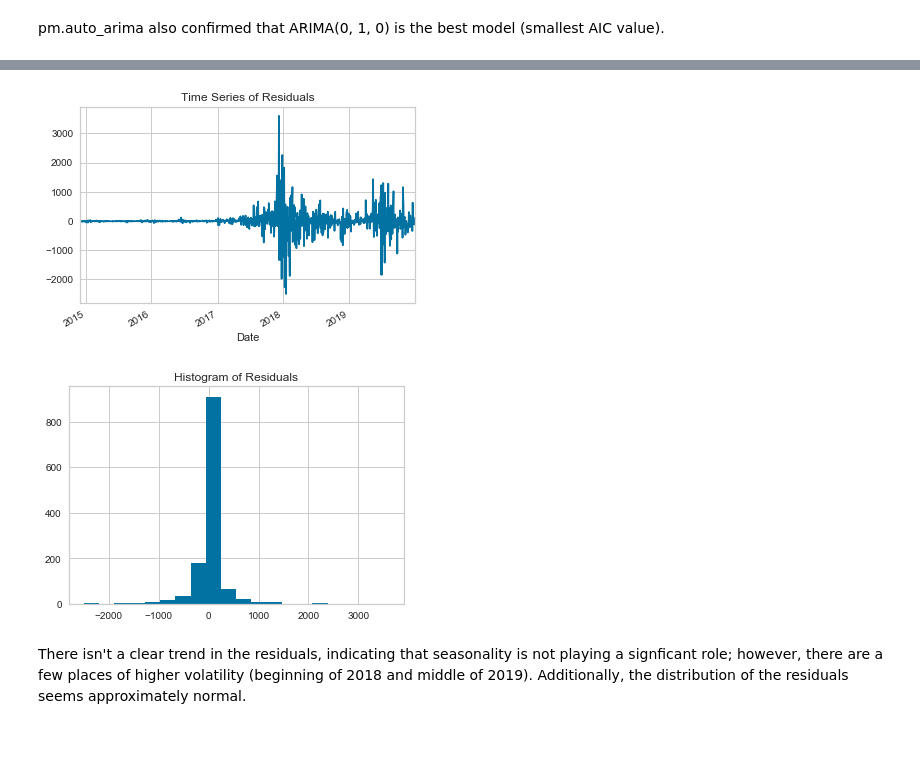
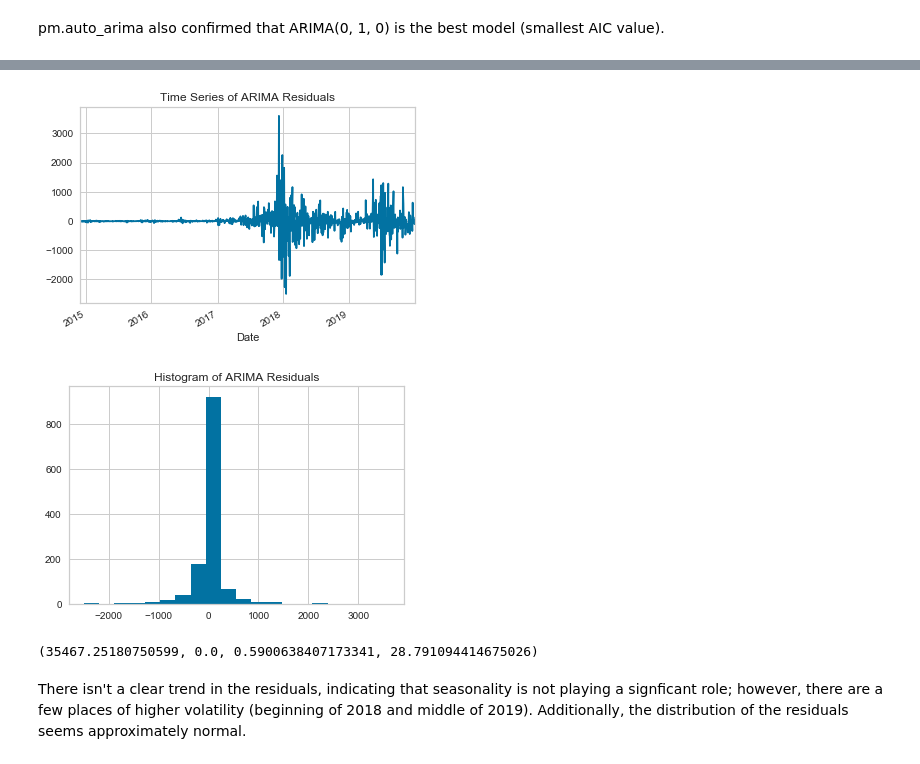
Before and after one commit to happyheppler/Thinkful-Module-38, a Jupyter notebook: module38_capstone.ipynb, the cells around one changed output, grey strips where cells are left out. Saved outputs shown, nothing was run; the diff lists cells and outputs as text; code cells hidden in the pictures.

```diff
--- a/module38_capstone.ipynb
+++ b/module38_capstone.ipynb
@@ -310,8 +287,8 @@ trend            0
 unemploy         0
 dtype: int64
 # %%
-# Drop missing values (very small percentage of data)
-final.dropna(inplace=True)
+# Use forward fill to fill in missing values
+final.fillna(method='ffill', inplace=True)
 
 # Reset index
 final.reset_index(inplace=True, drop=True)
@@ -648,0 +578,4 @@ behavior, convert the 'datetime.date' to a datetime with
+# %%
+# Change index to values in date column
+final_var = final.set_index('date')
+final_var.head()
@@ -879,19 +1245,25 @@ actual
 # %%
 # Plot time series and histogram of residuals
 residuals = pd.DataFrame(model_fit.resid)
 residuals['date'] = final['date'][1:]
 
 residuals.plot(x='date', legend=False)
 plt.xlabel('Date')
-plt.title('Time Series of Residuals')
+plt.title('Time Series of ARIMA Residuals')
 
 residuals.hist(bins=20)
-plt.title('Histogram of Residuals')
+plt.title('Histogram of ARIMA Residuals')
 
 plt.show()
 # %% [output]
-[figure, old version]
+[figure, new version]
-[figure, old version]
+[figure, new version]
+# %%
+# Test normality of errors/residuals
+# Null hypothesis equals data is normal
+print(jarque_bera(model_fit.resid))
+# %% [output]
+(35467.25180750599, 0.0, 0.5900638407173341, 28.791094414675026)
 # %% [markdown]
 There isn't a clear trend in the residuals, indicating that seasonality is not playing a signficant role; however, there are a few places of higher volatility (beginning of 2018 and middle of 2019). Additionally, the distribution of the residuals seems approximately normal.
 # %%
```
Also changed, not shown: parts of 95 cells of this notebook.
